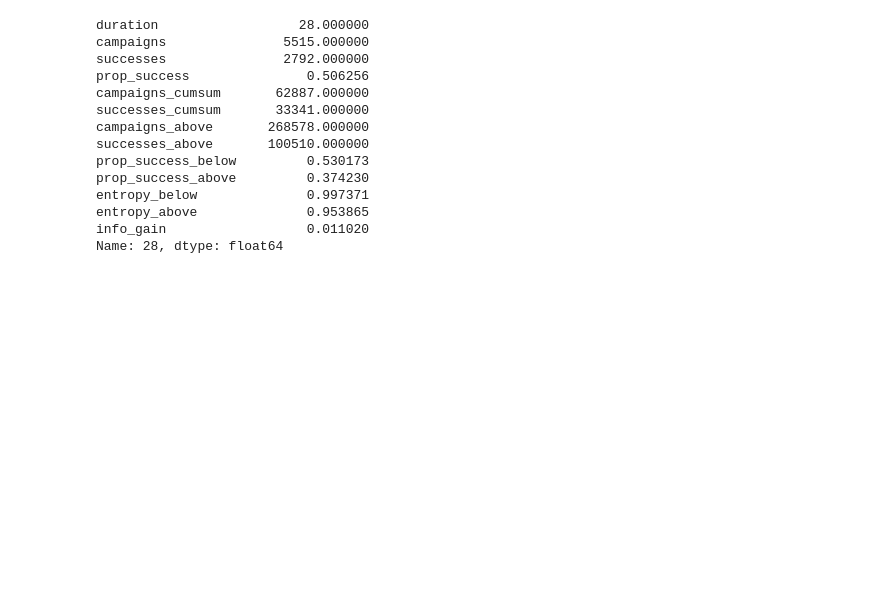
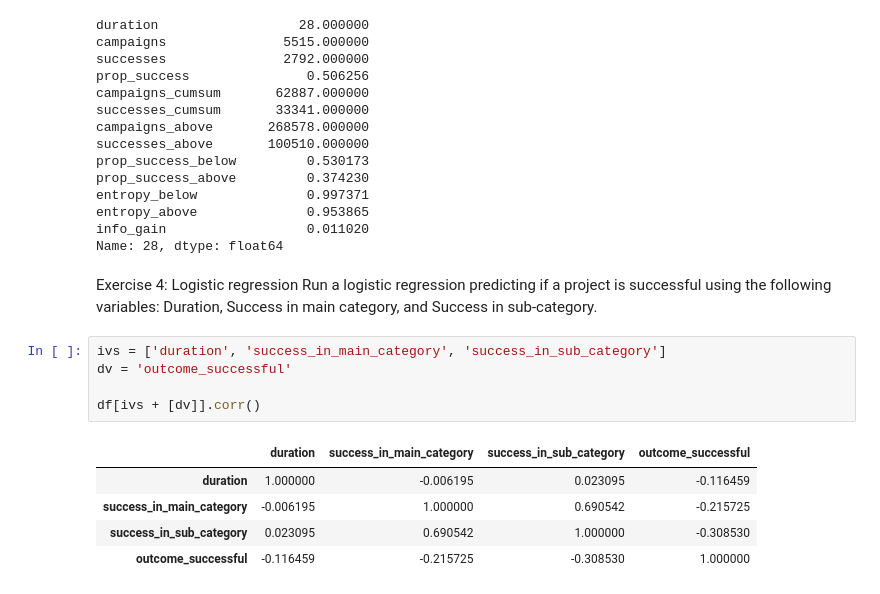
Before and after one commit to bang-a-coder/strategy_analytics, a Jupyter notebook: week2_infogain.ipynb, the cells around one changed output. Cells and saved outputs as stored; diff of their text form; blank space fills up the shorter version.

Commit message:
Add logistic regression analysis for project success prediction

```diff
--- a/week2_infogain.ipynb
+++ b/week2_infogain.ipynb
@@ -379,3 +381,18 @@ entropy_below              0.997371
 entropy_above              0.953865
 info_gain                  0.011020
 Name: 28, dtype: float64
+# %% [markdown]
+Exercise 4: Logistic regression
+Run a logistic regression predicting if a project is successful using the following variables: Duration,
+Success in main category, and Success in sub-category.
+# %%
+ivs = ['duration', 'success_in_main_category', 'success_in_sub_category']
+dv = 'outcome_successful'
+
+df[ivs + [dv]].corr()
+# %% [output]
+|  | duration | success_in_main_category | success_in_sub_category | outcome_successful |
+| duration | 1.000000 | -0.006195 | 0.023095 | -0.116459 |
+| success_in_main_category | -0.006195 | 1.000000 | 0.690542 | -0.215725 |
+| success_in_sub_category | 0.023095 | 0.690542 | 1.000000 | -0.308530 |
+| outcome_successful | -0.116459 | -0.215725 | -0.308530 | 1.000000 |
```
Also changed, not shown: parts of 2 cells of this notebook.
